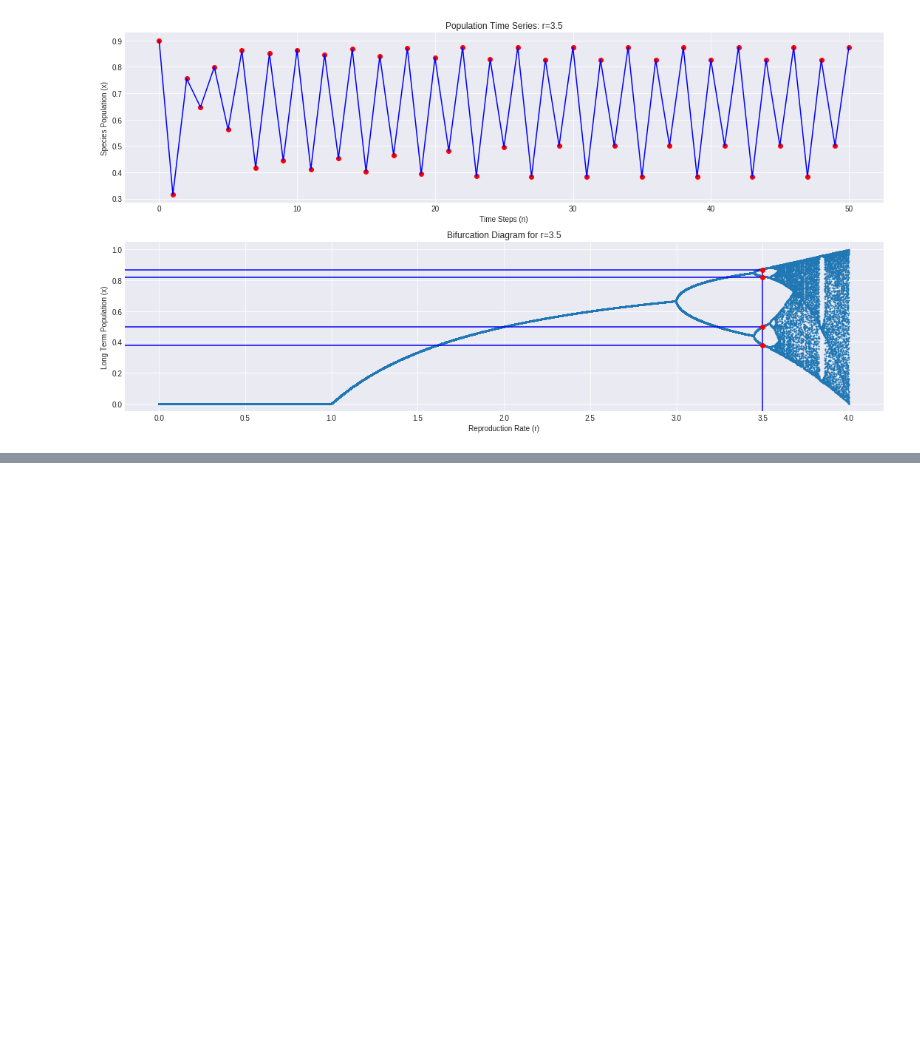
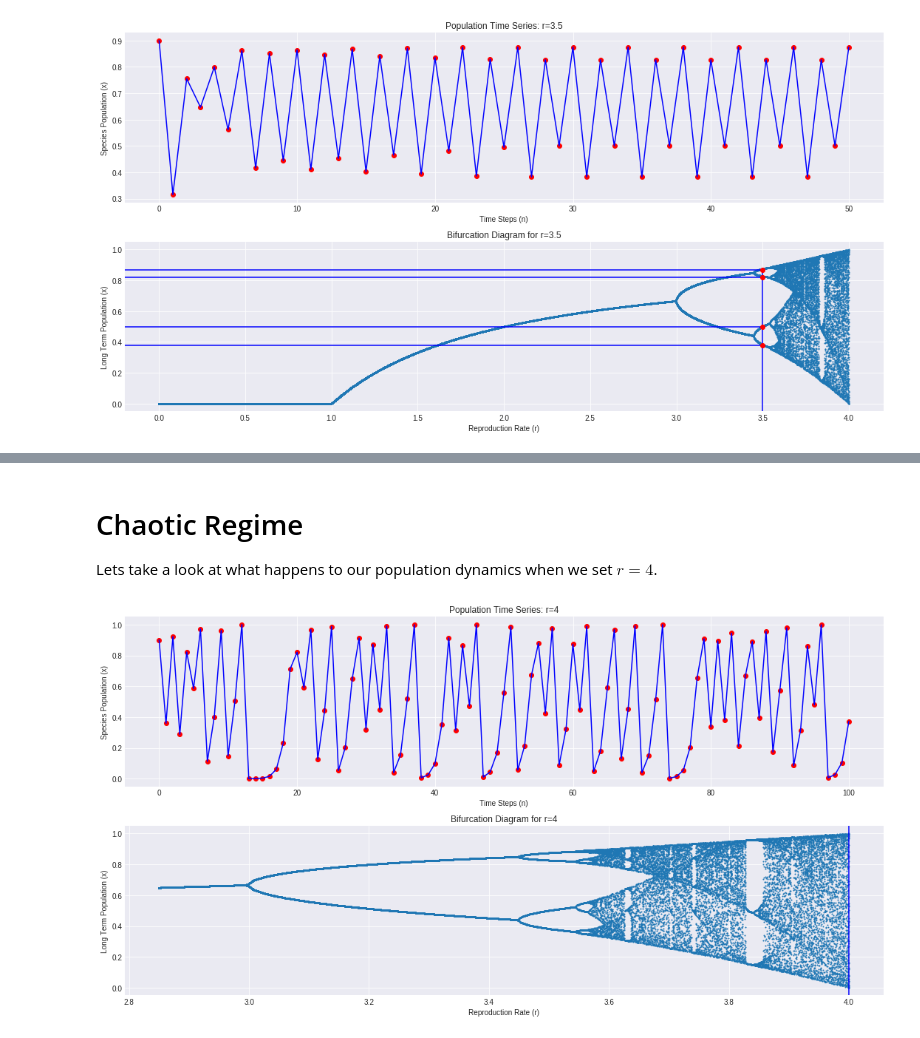
Before and after one commit to JuanCReyes1/DataScienceinPython, a Jupyter notebook: ChaosControlandSynchronization.ipynb, the cells around one changed output, grey strips where cells are left out. Saved outputs shown, nothing was run; the diff lists cells and outputs as text; code cells hidden in the pictures; blank space fills up the shorter version.

```diff
--- a/ChaosControlandSynchronization.ipynb
+++ b/ChaosControlandSynchronization.ipynb
@@ -434,0 +437,76 @@ plt.tight_layout()
+# %% [markdown]
+# Chaotic Regime
+Lets take a look at what happens to our population dynamics when we set $r =4$.
+# %%
+#@title Reproduction Rate r=4:
+# Import necessary packages for computing and graphing the
+# Logistic time series and bifurcation diagram
+from pylab import *
+import numpy as np
+import matplotlib.pyplot as plt
+import matplotlib.style as style
+style.use('seaborn-darkgrid')
+
+# Logistic Equation System Parameters #
+# Control parameter of the logistic equation: r-Species Reproduction Rate
+rlogistic = 4
+
+# Set up the initital population
+xlogistic = [0.9]
+# The number of iterations to generate (time steps)
+N = 100
+
+# The main loop that calculates the logistic equation,
+# iterates and stores population values for the total number of
+# time steps N.
+for n in range(0,N):
+  # At each iteration calculate the next population value x_(n+1)
+  # and store it in the list x
+  logisticgrowth = rlogistic*xlogistic[n]*(1.0-xlogistic[n])
+  xlogistic.append(logisticgrowth)
+
+
+# Let's define the logistic equation as a function and use it
+# to create the bifurcation diagram we saw above
+def f(x, r):
+    return r * x * (1 - x)
+
+# Create an array that stores the Long Term behaviour of our logistic equation
+ys = []
+# Our parameter range r:[0,4]
+#rs = np.linspace(0, 4, 2000)
+rs = np.linspace(2.85, 4, 1000) # For Zoomed In Figure
+
+# Given an initial condition, and for each value of r,
+# Iterate through the map 550 times, only storing the last 50 values
+# to solely focus on the end behaviour of the system
+for r in rs:
+    x = 0.9
+    for i in range(500):
+        x = f(x, r)
+    for i in range(50):
+        x = f(x, r)
+        ys.append([r, x])
+
+ys = np.array(ys)
+
+## Generate Graphs ##
+fig, axs = plt.subplots(2,1,figsize=(15, 8))
+
+## Time Series Graph ##
+axs[0].plot(xlogistic, 'ro', xlogistic , 'b')
+axs[0].set_title("Population Time Series: r=" + str(rlogistic))
+axs[0].set(xlabel="Time Steps (n)", ylabel="Species Population (x)")
+
+## Bifurcation Diagram ##
+axs[1].plot(ys[:, 0], ys[:, 1],'.', markersize=2)
+# Draw a vertical line at the given value of r ##
+axs[1].axvline(x=rlogistic, ymin=0, ymax=1,linewidth=1.5,color='b')
+
+
+axs[1].set_title("Bifurcation Diagram for r=" + str(rlogistic))
+axs[1].set(xlabel="Reproduction Rate (r)", ylabel="Long Term Population (x)")
+
+plt.tight_layout()
+# %% [output]
+[figure, added]
```
Also changed, not shown: parts of 8 cells of this notebook.
